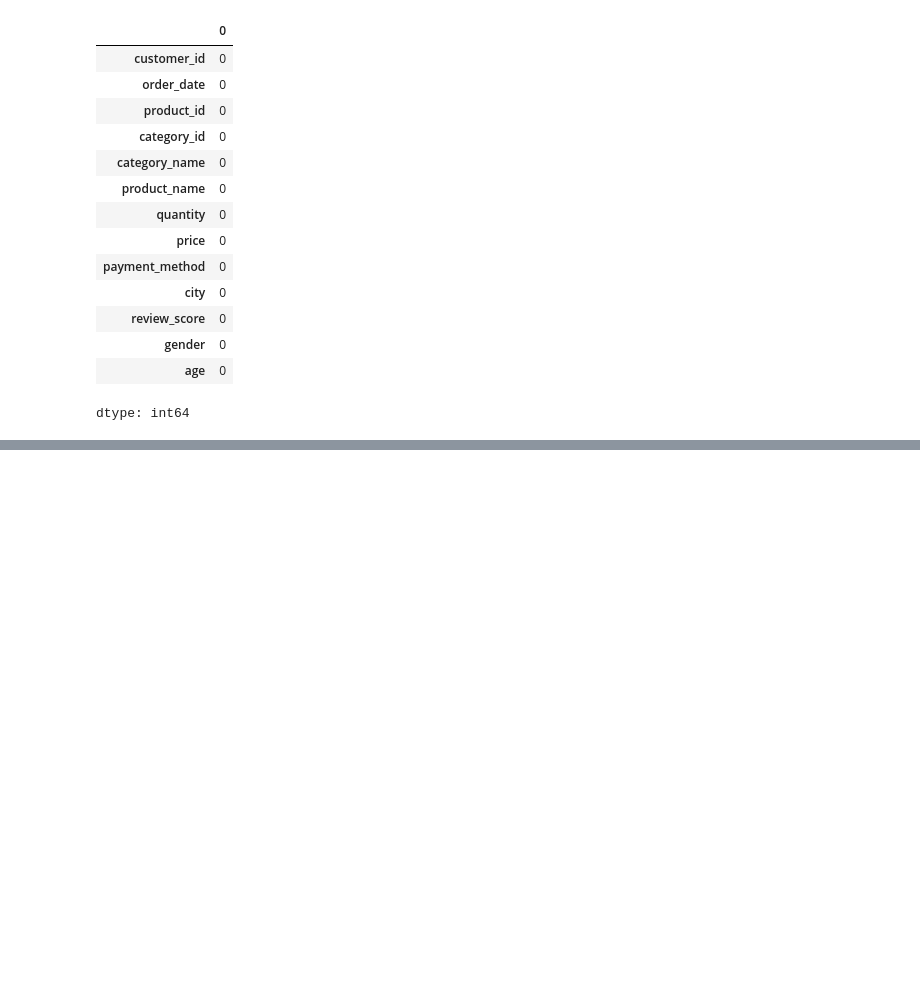
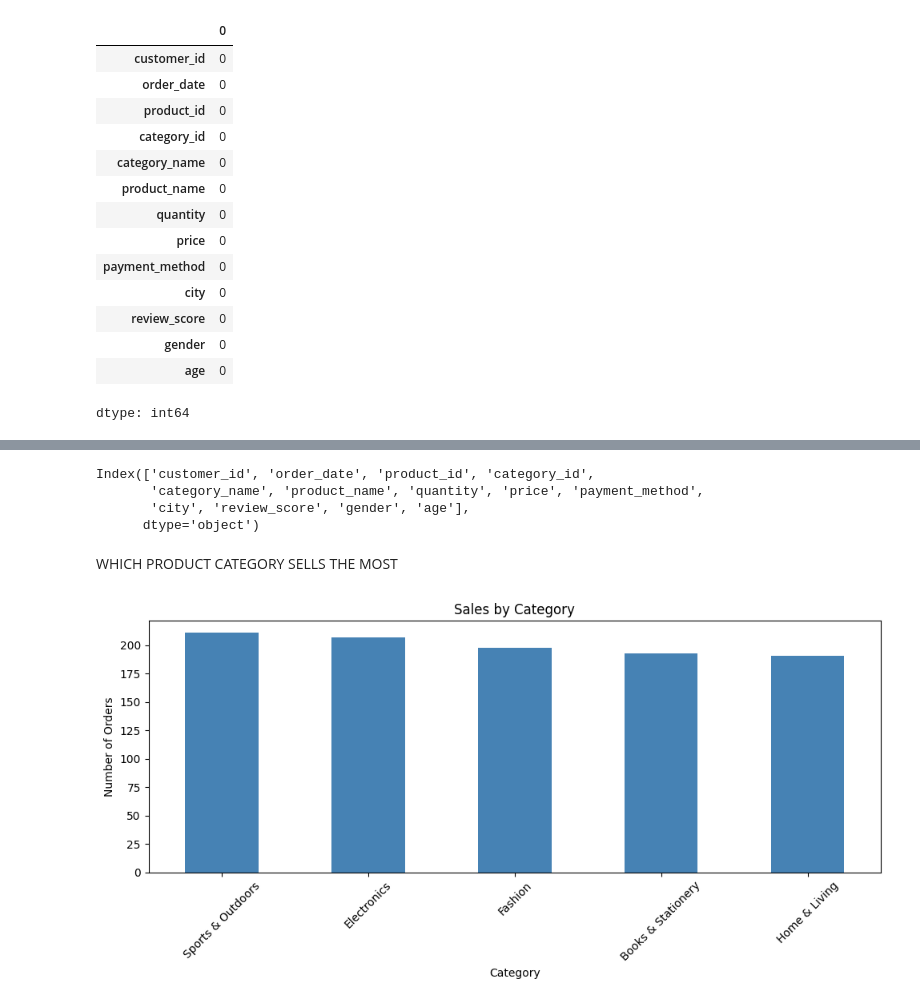
Before and after one commit to PatriciaKiarie04/e-commerce-dataset, a Jupyter notebook: Online_Retail_&_E_Commerce_dataset.ipynb, the cells around one changed output, grey strips where cells are left out. Drawn from its saved outputs; the diff is of its cells as text; code cells hidden in the pictures; blank space fills up the shorter version.

```diff
--- a/Online_Retail_&_E_Commerce_dataset.ipynb
+++ b/Online_Retail_&_E_Commerce_dataset.ipynb
@@ -108,0 +116,5 @@ dtype: int64
+# %%
+import pandas as pd
+df = pd.read_csv('/synthetic_online_retail_data.csv')
+df['gender'].fillna(df['gender'].mode()[0], inplace=True)
+df['review_score'].fillna(df['review_score'].mean(), inplace=True)
@@ -108,0 +134,20 @@ dtype: int64
+# %%
+df.columns
+# %% [output]
+Index(['customer_id', 'order_date', 'product_id', 'category_id',
+       'category_name', 'product_name', 'quantity', 'price', 'payment_method',
+       'city', 'review_score', 'gender', 'age'],
+      dtype='object')
+# %% [markdown]
+WHICH PRODUCT CATEGORY SELLS THE MOST
+# %%
+plt.figure(figsize=(10,5))
+df['category_name'].value_counts().plot(kind='bar', color='steelblue')
+plt.title('Sales by Category')
+plt.xlabel('Category')
+plt.ylabel('Number of Orders')
+plt.xticks(rotation=45)
+plt.tight_layout()
+plt.show()
+# %% [output]
+[figure, added]
```
Also changed, not shown: parts of 19 cells of this notebook.
